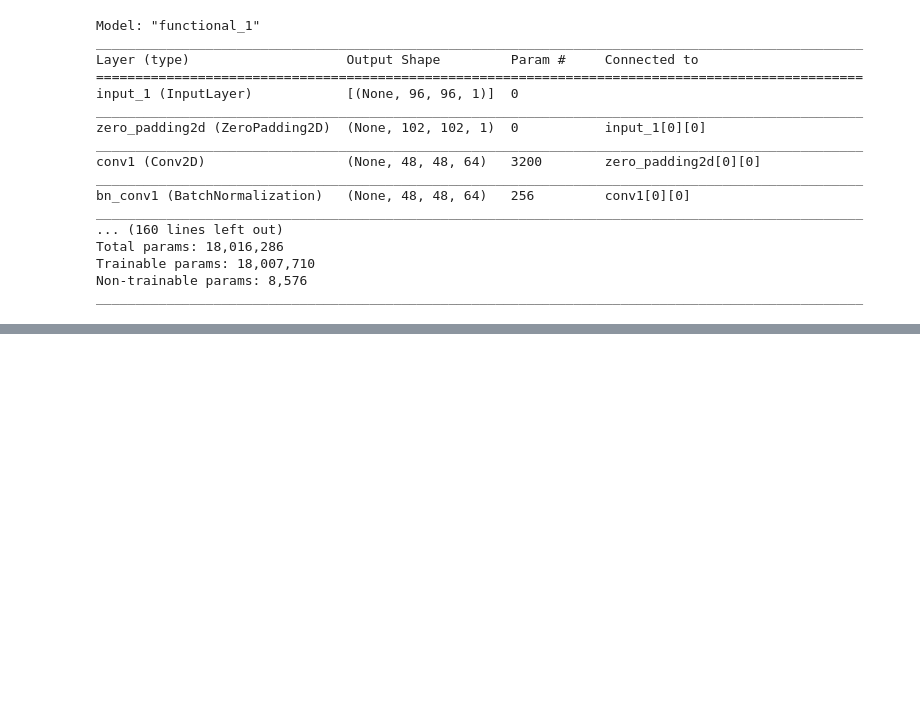
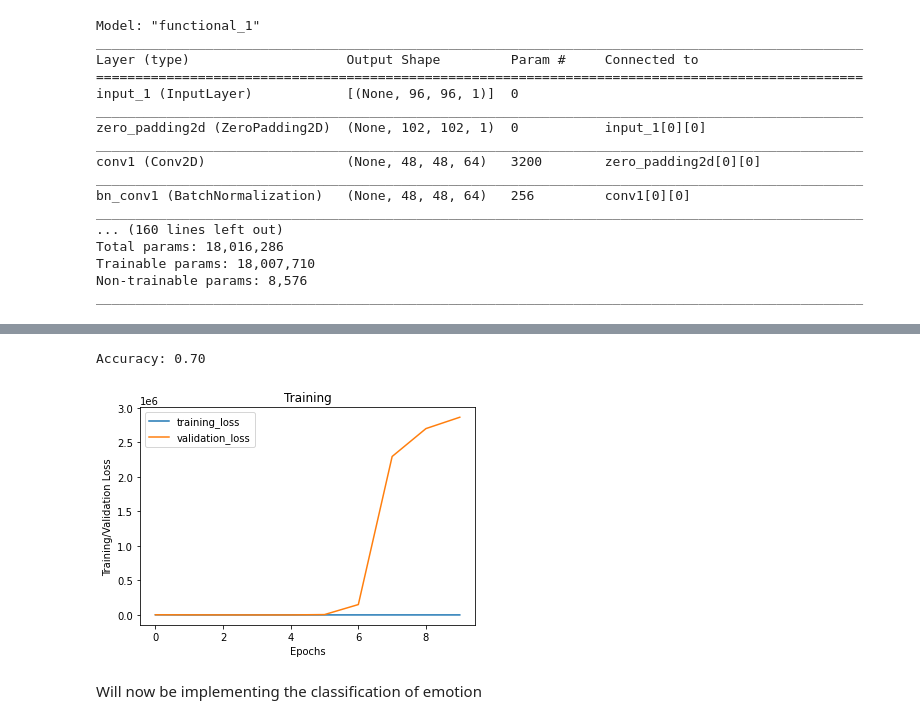
Before and after one commit to speri203/emotion_detection, a Jupyter notebook: Emotion_AI.ipynb, the cells around one changed output, grey strips where cells are left out. Drawn from its saved outputs; the diff is of its cells as text; code cells hidden in the pictures; blank space fills up the shorter version.

```diff
--- a/Emotion_AI.ipynb
+++ b/Emotion_AI.ipynb
@@ -430,12 +431,12 @@ opt = tf.keras.optimizers.Adam(learning_rate= 0.0001, beta_1= 0.9, beta_2= 0.999
 model_points.compile(loss= "mean_squared_error", optimizer= opt , metrics= ['accuracy'])
 # %%
 ## Experimenting with saving best model
-checkpoint = ModelCheckpoint(filepath='face_points_2.hdf5', verbose= 1, save_best_only= True)
+checkpoint = ModelCheckpoint(filepath='face_points_3.hdf5', verbose= 1, save_best_only= True)
 # %%
 ## Training the model
 ## 5 epochs were chosen just to test if the model will train, but it seems that the model starts overfitting after 2
 ## (accuracy going up but val_loss increasing)
-training_points = model_points.fit(X_train, Y_train, batch_size= 64, epochs= 5, validation_split= 0.10, callbacks= [checkpoint])
+training_points = model_points.fit(X_train, Y_train, batch_size= 64, epochs= 10, validation_split= 0.05, callbacks= [checkpoint])
 
 ## Increasing batch size from 32 to 64 improved overfitting problem, all 5 epochs trained without overfitting
 # %% [output]
@@ -463,0 +486,17 @@ with open('face_points.json', 'w') as json_file:
+# %%
+print("Accuracy: {:.2f}".format(result[1]))
+# %% [output]
+Accuracy: 0.70
+# %%
+## Plotting train_loss vs val_loss
+plt.plot(training_points.history['loss'])
+plt.plot(training_points.history['val_loss'])
+plt.xlabel("Epochs")
+plt.ylabel('Training/Validation Loss')
+plt.legend(['training_loss', 'validation_loss'])
+plt.title("Training")
+plt.show()
+# %% [output]
+[figure, added]
+# %% [markdown]
+Will now be implementing the classification of emotion
```
Also changed, not shown: parts of 30 cells of this notebook.
